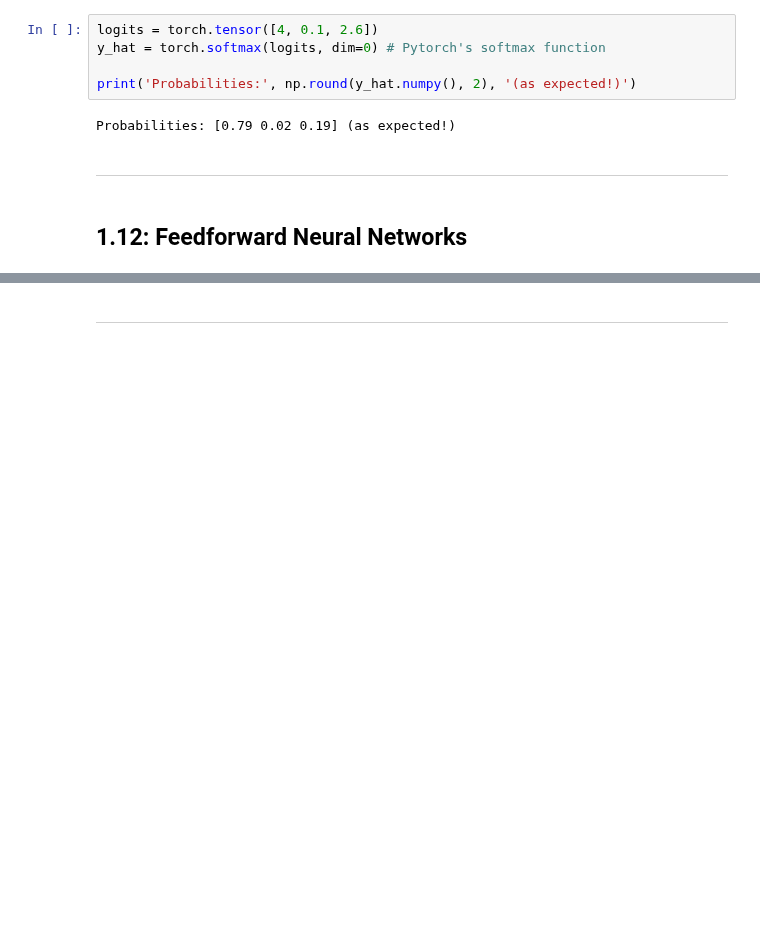
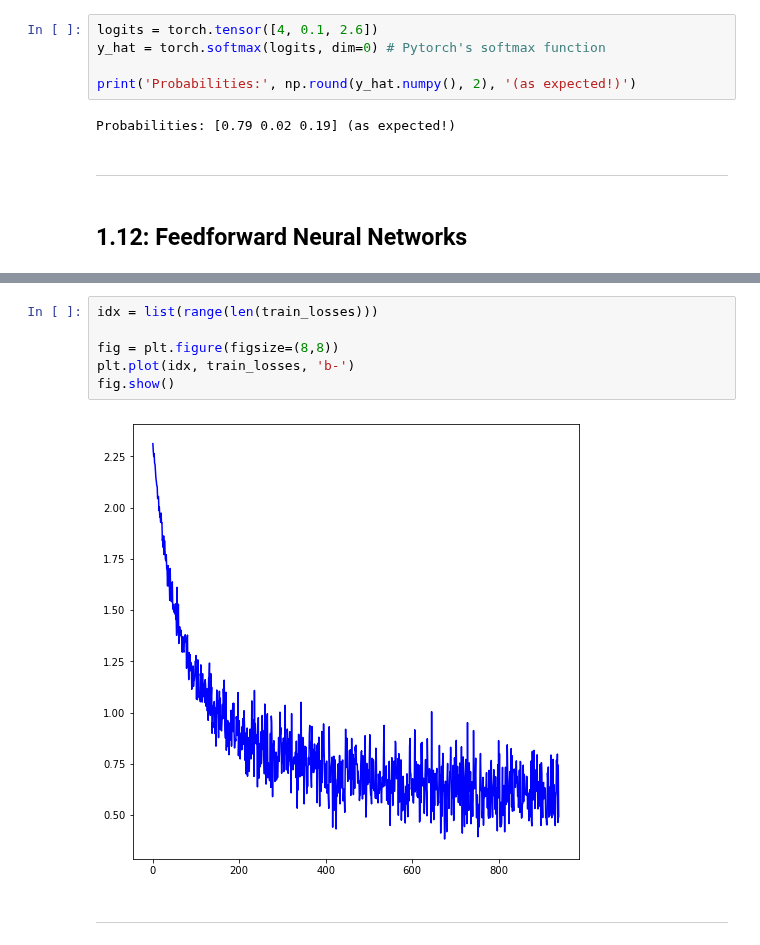
Before and after one commit to caiodeberaldini/pytorch-tutorial, a Jupyter notebook: pytorch-tutorial.ipynb, the cells around one changed output, grey strips where cells are left out. Cells and saved outputs as stored; diff of their text form; blank space fills up the shorter version.

```diff
--- a/pytorch-tutorial.ipynb
+++ b/pytorch-tutorial.ipynb
@@ -1269,2 +1273,10 @@ Probabilities: [0.79 0.02 0.19] (as expected!)
+# %%
+idx = list(range(len(train_losses)))
+
+fig = plt.figure(figsize=(8,8))
+plt.plot(idx, train_losses, 'b-')
+fig.show()
+# %% [output]
+[figure, added]
 # %% [markdown]
 ---
```
Also changed, not shown: parts of 21 cells of this notebook.
